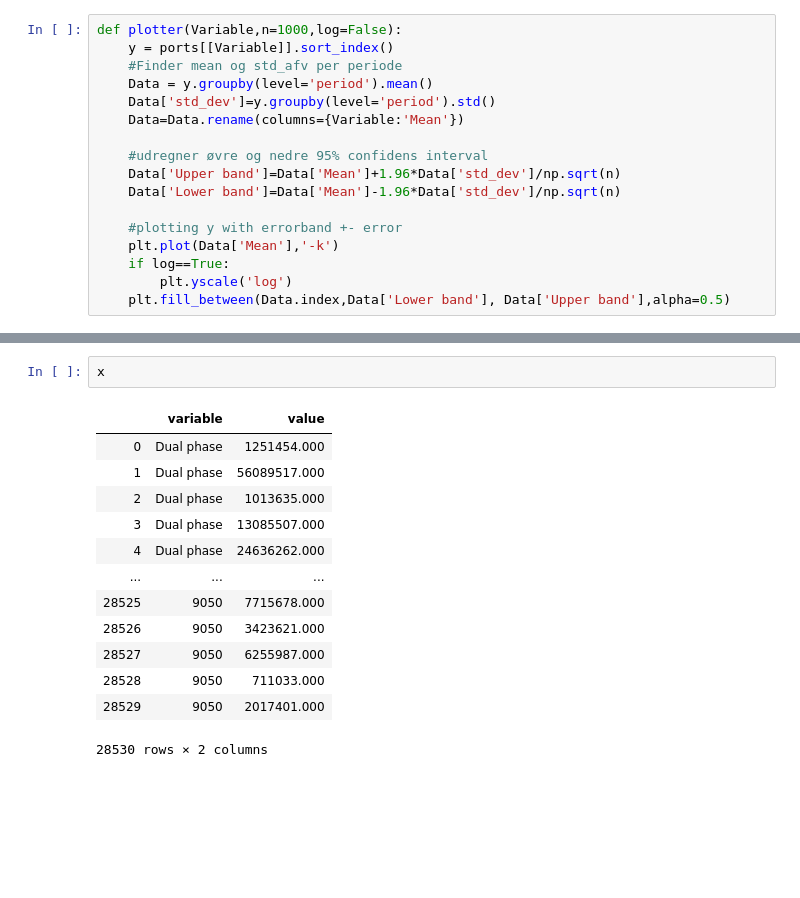
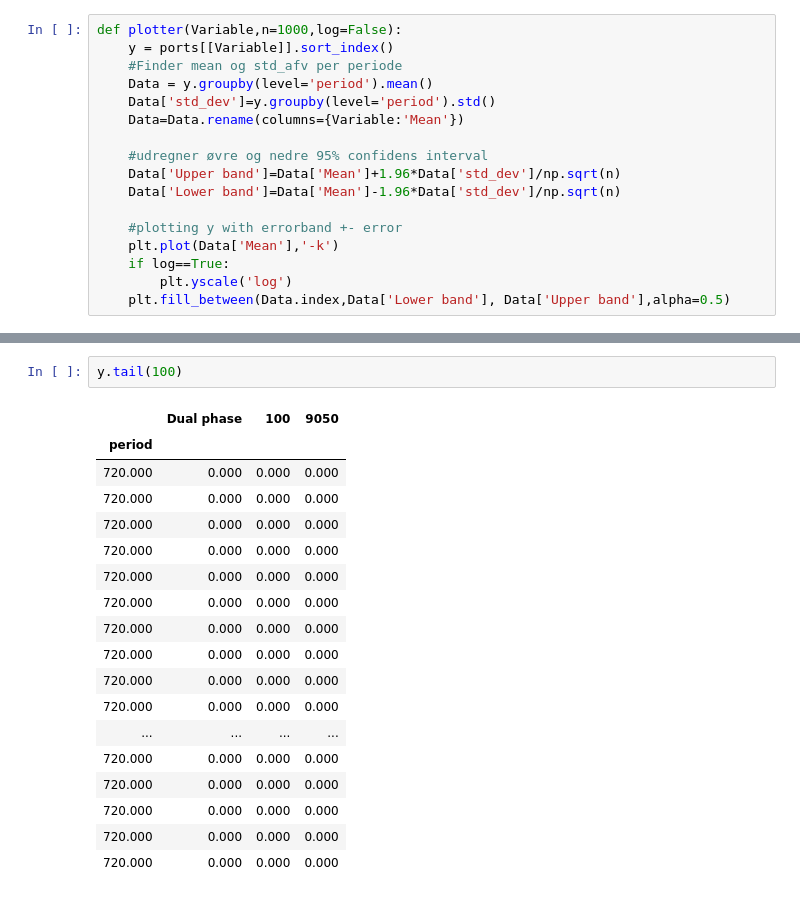
Before and after one commit to neriksen/applied_finance, a Jupyter notebook: Plotter.ipynb, the cells around one changed output, grey strips where cells are left out. Saved outputs shown, nothing was run; the diff lists cells and outputs as text; blank space fills up the shorter version.

```diff
--- a/Plotter.ipynb
+++ b/Plotter.ipynb
@@ -202,16 +206,21 @@ plt.ticklabel_format(style='plain', axis='y',useOffset=True)
-# %%
-x
-# %% [output]
-|  | variable | value |
-| 0 | Dual phase | 1251454.000 |
-| 1 | Dual phase | 56089517.000 |
-| 2 | Dual phase | 1013635.000 |
-| 3 | Dual phase | 13085507.000 |
-| 4 | Dual phase | 24636262.000 |
-| ... | ... | ... |
-| 28525 | 9050 | 7715678.000 |
-| 28526 | 9050 | 3423621.000 |
-| 28527 | 9050 | 6255987.000 |
-| 28528 | 9050 | 711033.000 |
-| 28529 | 9050 | 2017401.000 |
-28530 rows × 2 columns
+# %%
+y.tail(100)
+# %% [output]
+|  | Dual phase | 100 | 9050 |
+| period |  |  |  |
+| 720.000 | 0.000 | 0.000 | 0.000 |
+| 720.000 | 0.000 | 0.000 | 0.000 |
+| 720.000 | 0.000 | 0.000 | 0.000 |
+| 720.000 | 0.000 | 0.000 | 0.000 |
+| 720.000 | 0.000 | 0.000 | 0.000 |
+| 720.000 | 0.000 | 0.000 | 0.000 |
+| 720.000 | 0.000 | 0.000 | 0.000 |
+| 720.000 | 0.000 | 0.000 | 0.000 |
+| 720.000 | 0.000 | 0.000 | 0.000 |
+| 720.000 | 0.000 | 0.000 | 0.000 |
+| ... | ... | ... | ... |
+| 720.000 | 0.000 | 0.000 | 0.000 |
+| 720.000 | 0.000 | 0.000 | 0.000 |
+| 720.000 | 0.000 | 0.000 | 0.000 |
+| 720.000 | 0.000 | 0.000 | 0.000 |
+| 720.000 | 0.000 | 0.000 | 0.000 |
```
Also changed, not shown: parts of 5 cells of this notebook.
